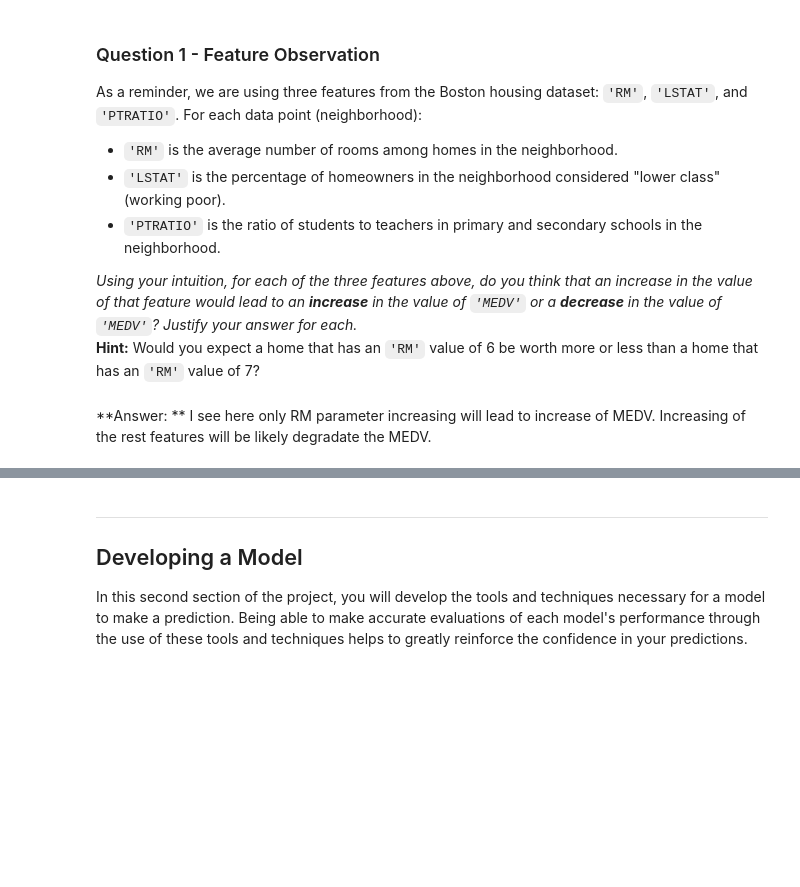
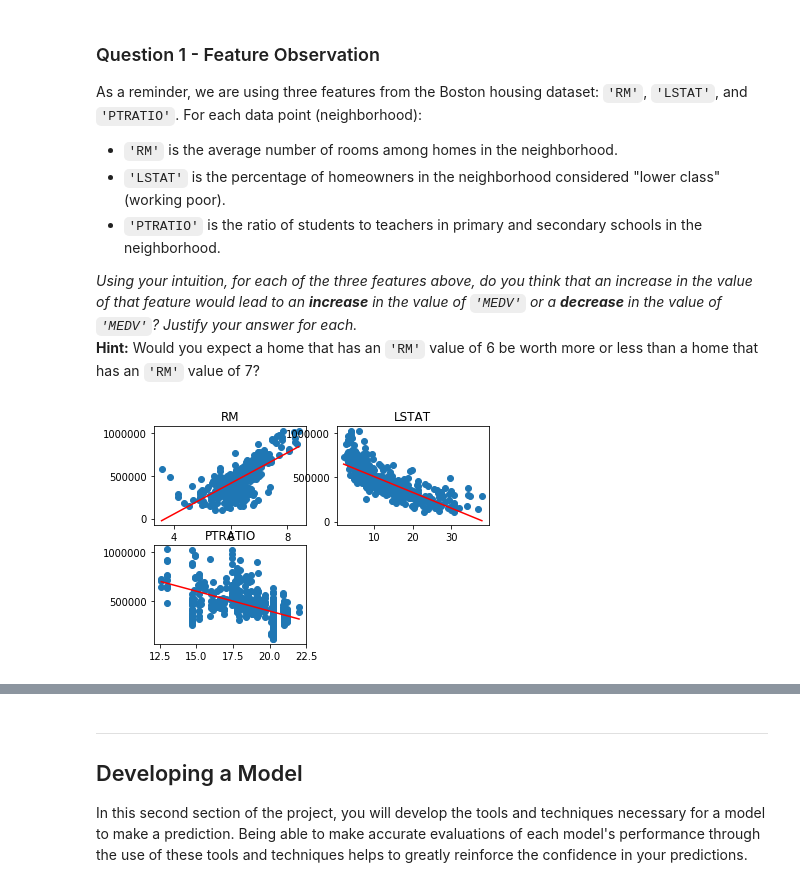
Before and after one commit to ZhukovGreen/UMLND, a Jupyter notebook: boston_housing/boston_housing.ipynb, the cells around one changed output, grey strips where cells are left out. Drawn from its saved outputs; the diff is of its cells as text; code cells hidden in the pictures; blank space fills up the shorter version.

```diff
--- a/boston_housing/boston_housing.ipynb
+++ b/boston_housing/boston_housing.ipynb
@@ -92,5 +90,15 @@ As a reminder, we are using three features from the Boston housing dataset: `'RM
 
 _Using your intuition, for each of the three features above, do you think that an increase in the value of that feature would lead to an **increase** in the value of `'MEDV'` or a **decrease** in the value of `'MEDV'`? Justify your answer for each._
 **Hint:** Would you expect a home that has an `'RM'` value of 6 be worth more or less than a home that has an `'RM'` value of 7?
-# %% [markdown]
-**Answer: ** I see here only RM parameter increasing will lead to increase of MEDV. Increasing of the rest features will be likely degradate the MEDV.
+# %%
+fig = plt.figure()
+for plt_num, feature in enumerate(features):
+    graphs = fig.add_subplot(2, 2, plt_num + 1)
+    graphs.scatter(features[feature], prices)
+    lin_reg = np.poly1d(np.polyfit(features[feature], prices, deg=1))
+    lin_x = np.linspace(features[feature].min(), features[feature].max(), 2)
+    lin_y = lin_reg(lin_x)
+    graphs.plot(lin_x, lin_y, color='r')
+    graphs.set_title(feature)
+# %% [output]
+[figure, added]
```
Also changed, not shown: parts of 13 cells of this notebook.
